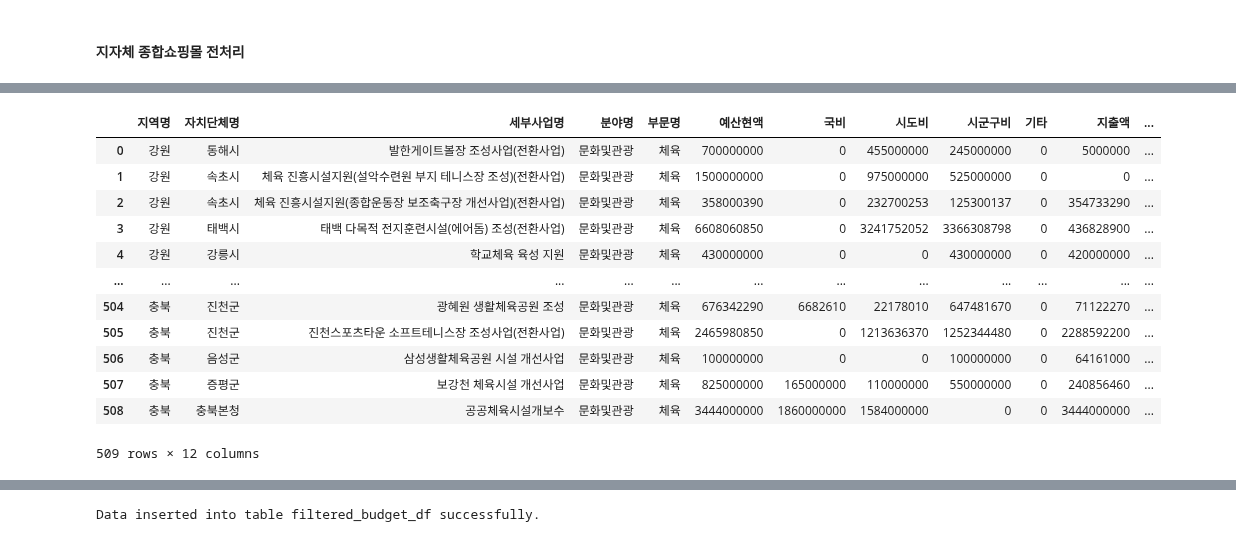
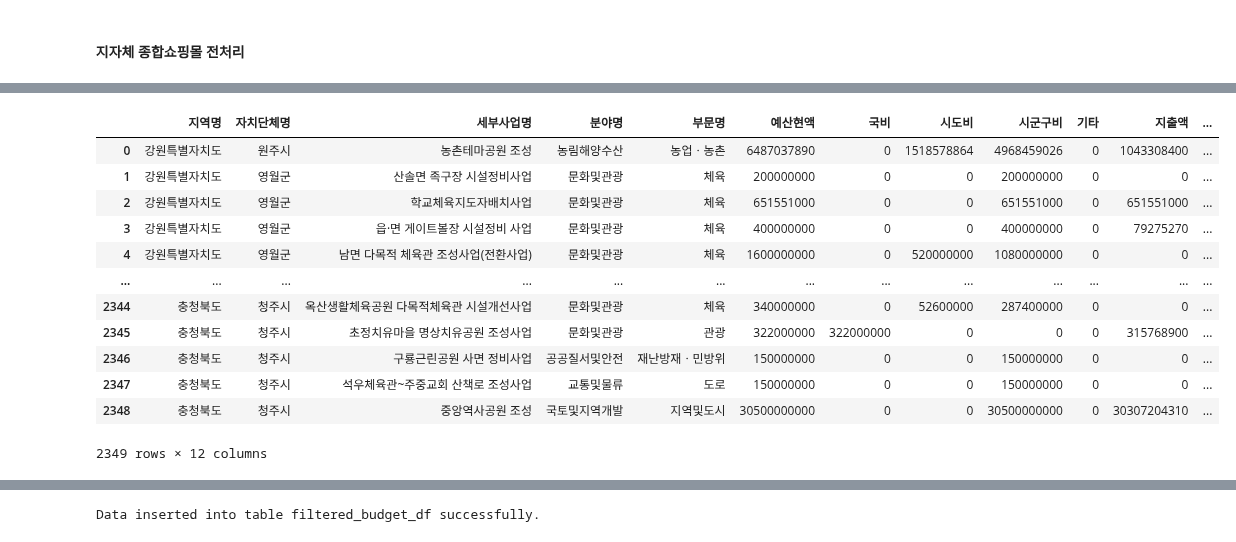
Before and after one commit to kkwann/mido_project, a Jupyter notebook: 2.Data_preprocessing_mapping.ipynb, the cells around one changed output, grey strips where cells are left out. Drawn from its saved outputs; the diff is of its cells as text; code cells hidden in the pictures.

```diff
--- a/2.Data_preprocessing_mapping.ipynb
+++ b/2.Data_preprocessing_mapping.ipynb
@@ -172,12 +189,14 @@ budget_sheet_df = pd.DataFrame(budget_sheet)
 # %%
 # 빅쿼리에서 불러오기(회사계정)
 part_date_today = today[:4] + '-' + today[4:6] + '-' + today[-2:]
+# part_date_today = '2024-09-05'
 budget_df_today = get_dataframe_from_bigquery_budget('DATA_WAREHOUSE','budget_data', midopluskey_path, part_date_today)
+budget_df_today = budget_df_today.drop('collection_Date',axis=1)
 # %%
-budget_df_today = budget_df_today[budget_df_today['세부사업명'].isin(budget_sheet_df['세부사업명'].unique())].reset_index(drop=True)
+# budget_df_today = budget_df_today[budget_df_today['세부사업명'].isin(budget_sheet_df['세부사업명'].unique())].reset_index(drop=True)
 # %%
 # 필요키워드1
-need_kwd1 = '학교|초등학교|중학교|고등학교|대학교|다목적|운동장|종합운동장|공원|체육|체육공원|체육시설|체육센터|스포츠|스포츠센터|놀이시설|연병장|축구장|족구장|야구장|풋살장|배드민턴장|테니스장|게이트볼장|하키장'
+need_kwd1 = '학교|초등학교|중학교|고등학교|대학교|다목적|운동장|종합운동장|공원|체육|체육공원|체육시설|체육센터|스포츠|스포츠센터|놀이시설|연병장|축구장|족구장|야구장|풋살장|배드민턴장|테니스장|게이트볼장|하키장|에어돔'
 
 # 필요키워드2
 need_kwd2 = '개선|교체|보수|공사|구매|구입|설치|정비|조성'
@@ -537,31 +565,41 @@ mapping_merge_df_final_grp_final ## 이미 진행사업 확인
 # %%
 # ## 이미 진행사업 확인 제거
 # except_mapping_list = []
-except_mapping_list = ['마장면 체육공원 인조잔디 교체']
+except_mapping_list = ['정림리 테니스장 시설개선사업','남면 생활체육공원 운동장 개보수공사[자체]','상면생활체육공원 시설 개보수','남한산성면 상번천리 체육시설 조성','중면 축구장 개선사업',
+                       '원삼면 공공체육시설 설치','용동중학교 운동장 조성','하갈동 체육시설 개선공사[특별조정교부금사업]','마장면 체육공원 인조잔디 교체','신둔면 체육공원 풋살장 및 족구장 인조잔디 설치(보조)',
+                       '고령우곡면게이트볼장시설물보수공사','화원 본리리 족구장 조성','미산면 다목적 잔디구장 조성','내수읍(덕암천) 족구장 정비사업','교1동 풋살장 인조잔디 교체 공사',
+                       '상남테니스장 조성사업[자체]','서화 전천후게이트볼장 개보수 공사[기금]','청평테니스장 시설 개보수','설악야구장 시설 개보수','설악생활체육공원 시설 개보수','철산게이트볼장 환경개선공사',
+                       '한내근린공원 공원시설 정비사업','송정남근린공원 조성사업','구향공원 다목적구장 설치','남양주체육문화센터 테니스장 노후시설 개보수','대부둑공원 내 체육시설 조성(도비)',
+                       '물향기공원 조류 쉼터 설치(주민참여예산)','당산어린이공원 다목적구장 정비','만석공원 게이트볼장 정비','동부지역 생활체육공원 정비공사','양주시 실내족구장 조성사업',
+                       '새릉골어린이공원 어린이놀이시설 정비사업','남사게이트볼장 실내환경 개선공사',"청석게이트볼장 인조잔디 교체공사('23년 특조)",'청북 다목적체육관 조성','우곡문화공원 조성',
+                       '[지특]필드하키장 조성','포항환여풋살장시설보수<보조>','신호공원 인조잔디운동장 노후 인조잔디 교체','백운포체육공원 인조2축구장 시설개선','해누리체육공원 노후시설 개보수',
+                       '남산레포츠공원 체육시설 개선','언양게이트볼장 조성사업','사염공원, 까투렴공원, 물병자리공원 내 노후시설물 정비사업','공주 시립테니스장 개선','부여종합운동장 테니스코트 돔 조성',
+                       '옥산생활체육공원 인조잔디 교체공사(특별조정교부금)','성무생활체육시설 개선사업']
 # %%
 # 필요컬럼추출
 need_col = ['지역명', '자치단체명', '세부사업명', '분야명', '부문명', '예산현액', '국비', '시도비', '시군구비', '기타', '지출액', '편성액']
 
 # filtered_budget_df = budget_sheet_df[~budget_sheet_df['세부사업명'].isin(except_mapping_list)].reset_index(drop=True)
-filtered_budget_df = budget_df_today[~budget_df_today['세부사업명'].isin(except_mapping_list)][need_col].sort_values(['지역명']).reset_index(drop=True)
+filtered_budget_df = budget_df_today[~budget_df_today['세부사업명'].isin(except_mapping_list)][need_col]
+filtered_budget_df = filtered_budget_df[filtered_budget_df['편성액']!='0'].sort_values(['지역명']).reset_index(drop=True) ## 편성액 0이면 끝난 사업으로 판단
 
 # 자치단체명 형식
 filtered_budget_df['자치단체명'] = np.where(filtered_budget_df['자치단체명'].str.contains('본청'),filtered_budget_df['자치단체명'],filtered_budget_df['자치단체명'].str[2:])
 filtered_budget_df
 # %% [output]
 |  | 지역명 | 자치단체명 | 세부사업명 | 분야명 | 부문명 | 예산현액 | 국비 | 시도비 | 시군구비 | 기타 | 지출액 | ... |
-| 0 | 강원 | 동해시 | 발한게이트볼장 조성사업(전환사업) | 문화및관광 | 체육 | 700000000 | 0 | 455000000 | 245000000 | 0 | 5000000 | ... |
-| 1 | 강원 | 속초시 | 체육 진흥시설지원(설악수련원 부지 테니스장 조성)(전환사업) | 문화및관광 | 체육 | 1500000000 | 0 | 975000000 | 525000000 | 0 | 0 | ... |
-| 2 | 강원 | 속초시 | 체육 진흥시설지원(종합운동장 보조축구장 개선사업)(전환사업) | 문화및관광 | 체육 | 358000390 | 0 | 232700253 | 125300137 | 0 | 354733290 | ... |
-| 3 | 강원 | 태백시 | 태백 다목적 전지훈련시설(에어돔) 조성(전환사업) | 문화및관광 | 체육 | 6608060850 | 0 | 3241752052 | 3366308798 | 0 | 436828900 | ... |
-| 4 | 강원 | 강릉시 | 학교체육 육성 지원 | 문화및관광 | 체육 | 430000000 | 0 | 0 | 430000000 | 0 | 420000000 | ... |
+| 0 | 강원특별자치도 | 원주시 | 농촌테마공원 조성 | 농림해양수산 | 농업ㆍ농촌 | 6487037890 | 0 | 1518578864 | 4968459026 | 0 | 1043308400 | ... |
+| 1 | 강원특별자치도 | 영월군 | 산솔면 족구장 시설정비사업 | 문화및관광 | 체육 | 200000000 | 0 | 0 | 200000000 | 0 | 0 | ... |
+| 2 | 강원특별자치도 | 영월군 | 학교체육지도자배치사업 | 문화및관광 | 체육 | 651551000 | 0 | 0 | 651551000 | 0 | 651551000 | ... |
+| 3 | 강원특별자치도 | 영월군 | 읍·면 게이트볼장 시설정비 사업 | 문화및관광 | 체육 | 400000000 | 0 | 0 | 400000000 | 0 | 79275270 | ... |
+| 4 | 강원특별자치도 | 영월군 | 남면 다목적 체육관 조성사업(전환사업) | 문화및관광 | 체육 | 1600000000 | 0 | 520000000 | 1080000000 | 0 | 0 | ... |
 | ... | ... | ... | ... | ... | ... | ... | ... | ... | ... | ... | ... | ... |
-| 504 | 충북 | 진천군 | 광혜원 생활체육공원 조성 | 문화및관광 | 체육 | 676342290 | 6682610 | 22178010 | 647481670 | 0 | 71122270 | ... |
-| 505 | 충북 | 진천군 | 진천스포츠타운 소프트테니스장 조성사업(전환사업) | 문화및관광 | 체육 | 2465980850 | 0 | 1213636370 | 1252344480 | 0 | 2288592200 | ... |
-| 506 | 충북 | 음성군 | 삼성생활체육공원 시설 개선사업 | 문화및관광 | 체육 | 100000000 | 0 | 0 | 100000000 | 0 | 64161000 | ... |
-| 507 | 충북 | 증평군 | 보강천 체육시설 개선사업 | 문화및관광 | 체육 | 825000000 | 165000000 | 110000000 | 550000000 | 0 | 240856460 | ... |
-| 508 | 충북 | 충북본청 | 공공체육시설개보수 | 문화및관광 | 체육 | 3444000000 | 1860000000 | 1584000000 | 0 | 0 | 3444000000 | ... |
+| 2344 | 충청북도 | 청주시 | 옥산생활체육공원 다목적체육관 시설개선사업 | 문화및관광 | 체육 | 340000000 | 0 | 52600000 | 287400000 | 0 | 0 | ... |
+| 2345 | 충청북도 | 청주시 | 초정치유마을 명상치유공원 조성사업 | 문화및관광 | 관광 | 322000000 | 322000000 | 0 | 0 | 0 | 315768900 | ... |
+| 2346 | 충청북도 | 청주시 | 구룡근린공원 사면 정비사업 | 공공질서및안전 | 재난방재ㆍ민방위 | 150000000 | 0 | 0 | 150000000 | 0 | 0 | ... |
+| 2347 | 충청북도 | 청주시 | 석우체육관~주중교회 산책로 조성사업 | 교통및물류 | 도로 | 150000000 | 0 | 0 | 150000000 | 0 | 0 | ... |
+| 2348 | 충청북도 | 청주시 | 중앙역사공원 조성 | 국토및지역개발 | 지역및도시 | 30500000000 | 0 | 0 | 30500000000 | 0 | 30307204310 | ... |
-509 rows × 12 columns
+2349 rows × 12 columns
 # %%
 # Define the replacements
 replacements = {
```
Also changed, not shown: parts of 18 cells of this notebook, 4 other files.
